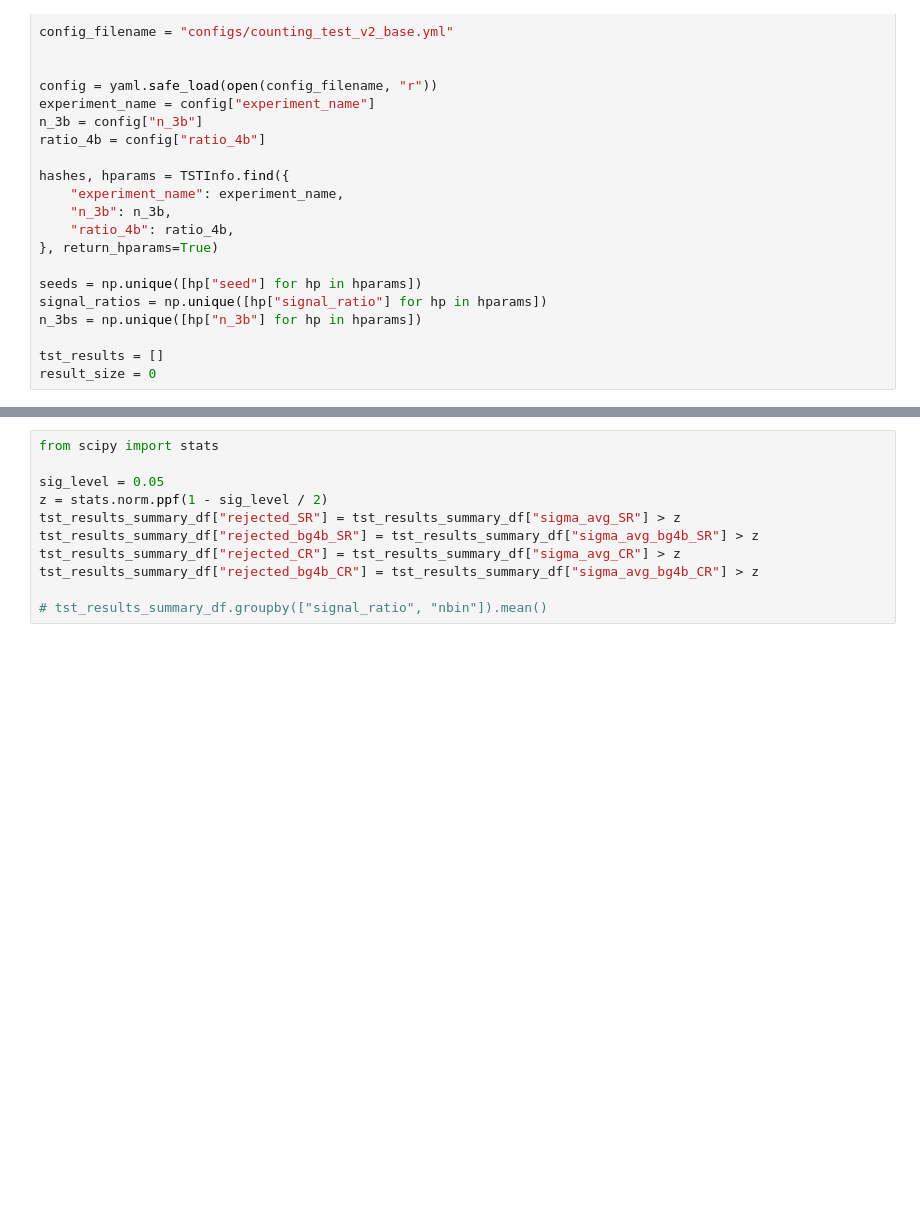
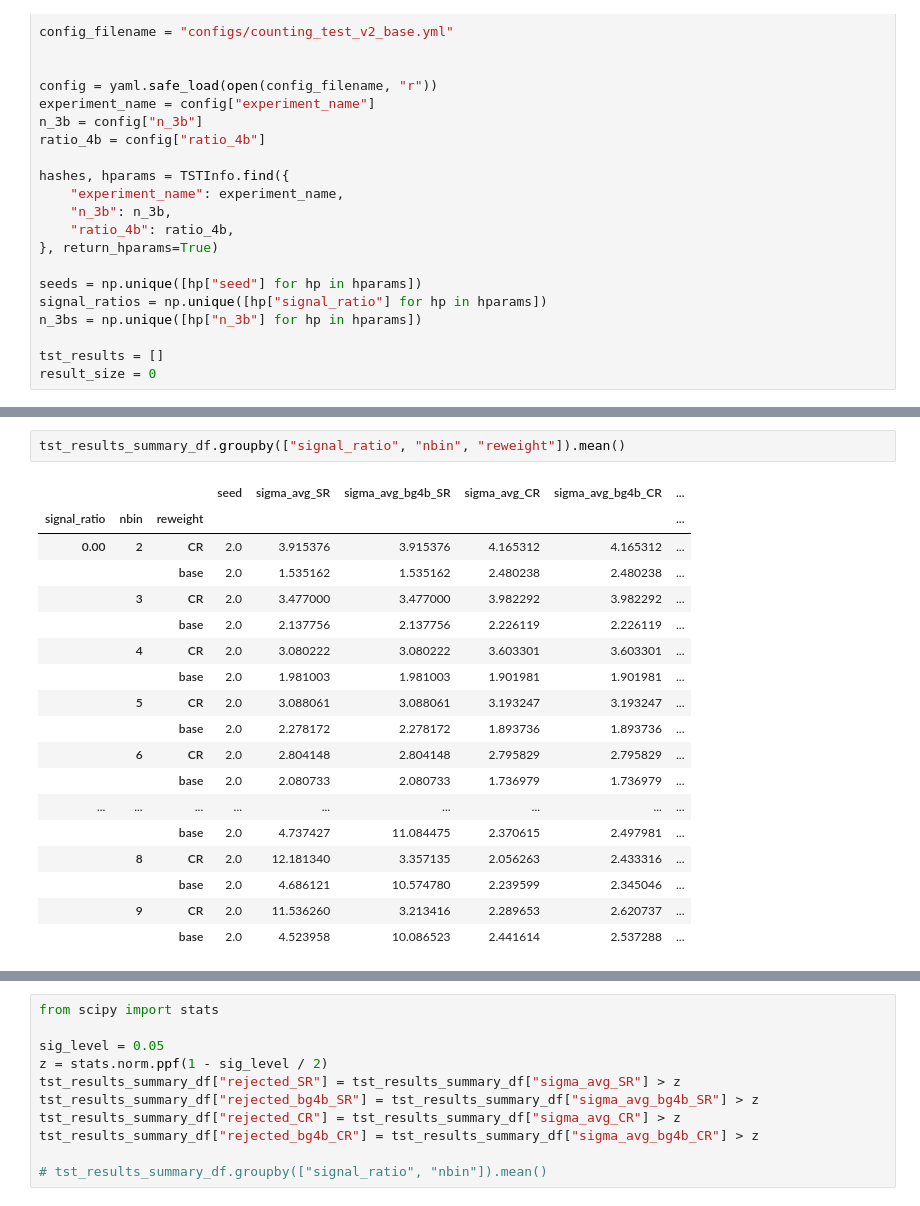
Before and after one commit to soheunyi/SRFinder, a Jupyter notebook: playground/counting_test_demo_3.ipynb, the cells around one changed output, grey strips where cells are left out. Saved outputs shown, nothing was run; the diff lists cells and outputs as text; blank space fills up the shorter version.

```diff
--- a/playground/counting_test_demo_3.ipynb
+++ b/playground/counting_test_demo_3.ipynb
@@ -205,0 +285,21 @@ def get_histogram_info(events, values, bins):
+# %%
+tst_results_summary_df.groupby(["signal_ratio", "nbin", "reweight"]).mean()
+# %% [output]
+|  |  |  | seed | sigma_avg_SR | sigma_avg_bg4b_SR | sigma_avg_CR | sigma_avg_bg4b_CR | ... |
+| signal_ratio | nbin | reweight |  |  |  |  |  | ... |
+| 0.00 | 2 | CR | 2.0 | 3.915376 | 3.915376 | 4.165312 | 4.165312 | ... |
+|  |  | base | 2.0 | 1.535162 | 1.535162 | 2.480238 | 2.480238 | ... |
+|  | 3 | CR | 2.0 | 3.477000 | 3.477000 | 3.982292 | 3.982292 | ... |
+|  |  | base | 2.0 | 2.137756 | 2.137756 | 2.226119 | 2.226119 | ... |
+|  | 4 | CR | 2.0 | 3.080222 | 3.080222 | 3.603301 | 3.603301 | ... |
+|  |  | base | 2.0 | 1.981003 | 1.981003 | 1.901981 | 1.901981 | ... |
+|  | 5 | CR | 2.0 | 3.088061 | 3.088061 | 3.193247 | 3.193247 | ... |
+|  |  | base | 2.0 | 2.278172 | 2.278172 | 1.893736 | 1.893736 | ... |
+|  | 6 | CR | 2.0 | 2.804148 | 2.804148 | 2.795829 | 2.795829 | ... |
+|  |  | base | 2.0 | 2.080733 | 2.080733 | 1.736979 | 1.736979 | ... |
+| ... | ... | ... | ... | ... | ... | ... | ... | ... |
+|  |  | base | 2.0 | 4.737427 | 11.084475 | 2.370615 | 2.497981 | ... |
+|  | 8 | CR | 2.0 | 12.181340 | 3.357135 | 2.056263 | 2.433316 | ... |
+|  |  | base | 2.0 | 4.686121 | 10.574780 | 2.239599 | 2.345046 | ... |
+|  | 9 | CR | 2.0 | 11.536260 | 3.213416 | 2.289653 | 2.620737 | ... |
+|  |  | base | 2.0 | 4.523958 | 10.086523 | 2.441614 | 2.537288 | ... |
```
Also changed, not shown: parts of 14 cells of this notebook, 9 other files.
